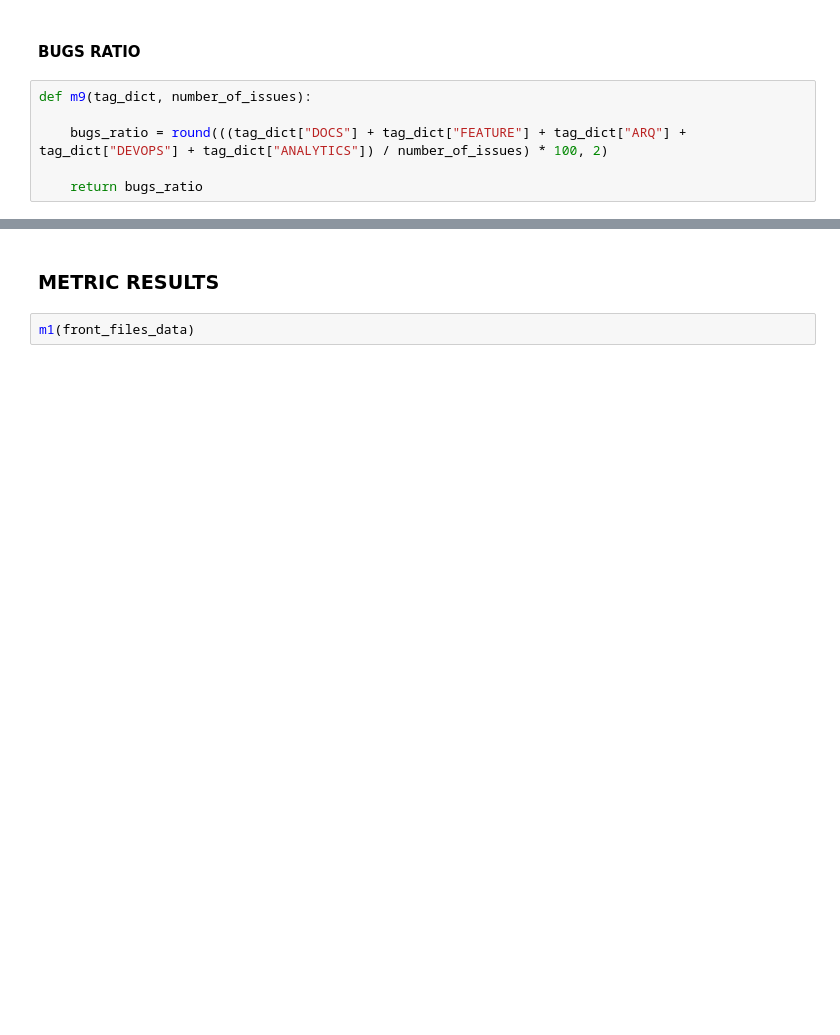
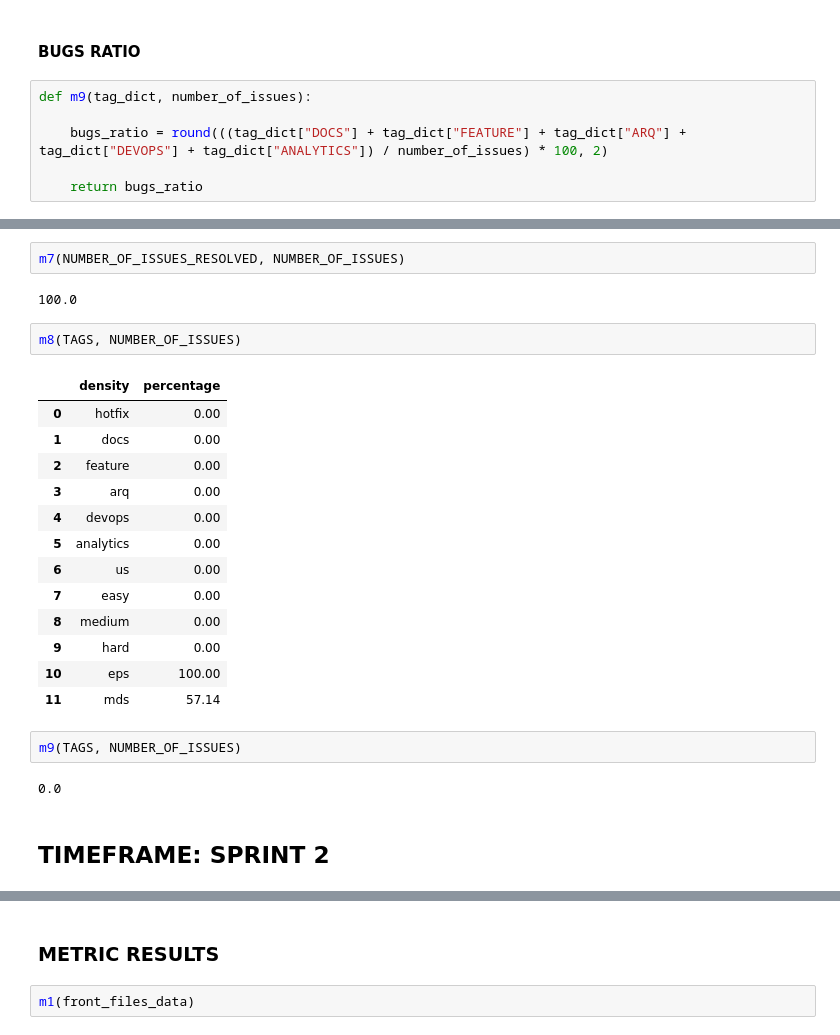
Before and after one commit to fga-eps-mds/2020-2-SiGeD, a Jupyter notebook: analytics-notebooks/qrapids.ipynb, the cells around one changed output, grey strips where cells are left out. Drawn from its saved outputs; the diff is of its cells as text; blank space fills up the shorter version.

```diff
--- a/analytics-notebooks/qrapids.ipynb
+++ b/analytics-notebooks/qrapids.ipynb
@@ -790,0 +559,26 @@ def m9(tag_dict, number_of_issues):
+# %%
+m7(NUMBER_OF_ISSUES_RESOLVED, NUMBER_OF_ISSUES)
+# %% [output]
+100.0
+# %%
+m8(TAGS, NUMBER_OF_ISSUES)
+# %% [output]
+|  | density | percentage |
+| 0 | hotfix | 0.00 |
+| 1 | docs | 0.00 |
+| 2 | feature | 0.00 |
+| 3 | arq | 0.00 |
+| 4 | devops | 0.00 |
+| 5 | analytics | 0.00 |
+| 6 | us | 0.00 |
+| 7 | easy | 0.00 |
+| 8 | medium | 0.00 |
+| 9 | hard | 0.00 |
+| 10 | eps | 100.00 |
+| 11 | mds | 57.14 |
+# %%
+m9(TAGS, NUMBER_OF_ISSUES)
+# %% [output]
+0.0
+# %% [markdown]
+## TIMEFRAME: SPRINT 2
```
Also changed, not shown: parts of 102 cells of this notebook.
